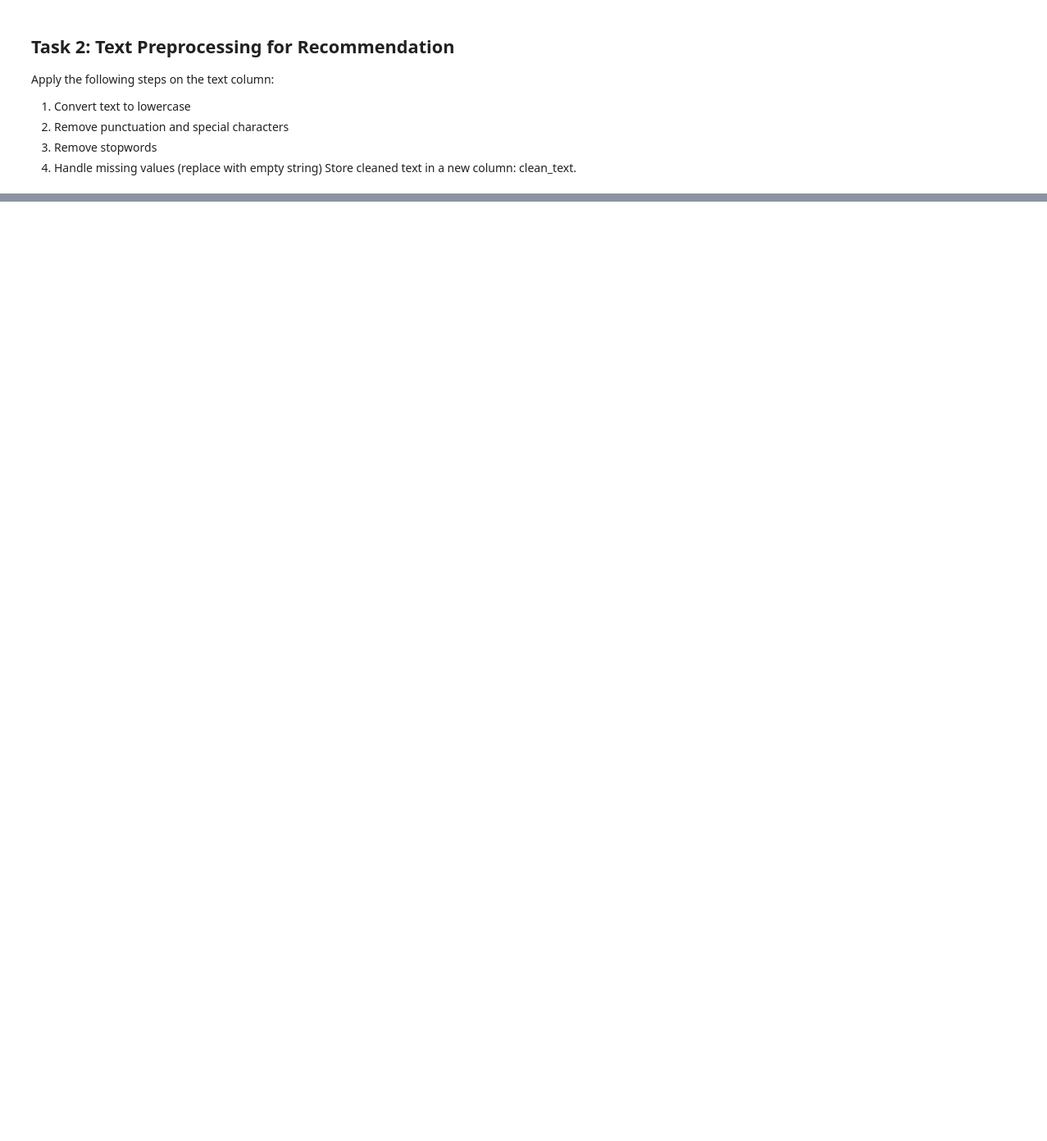
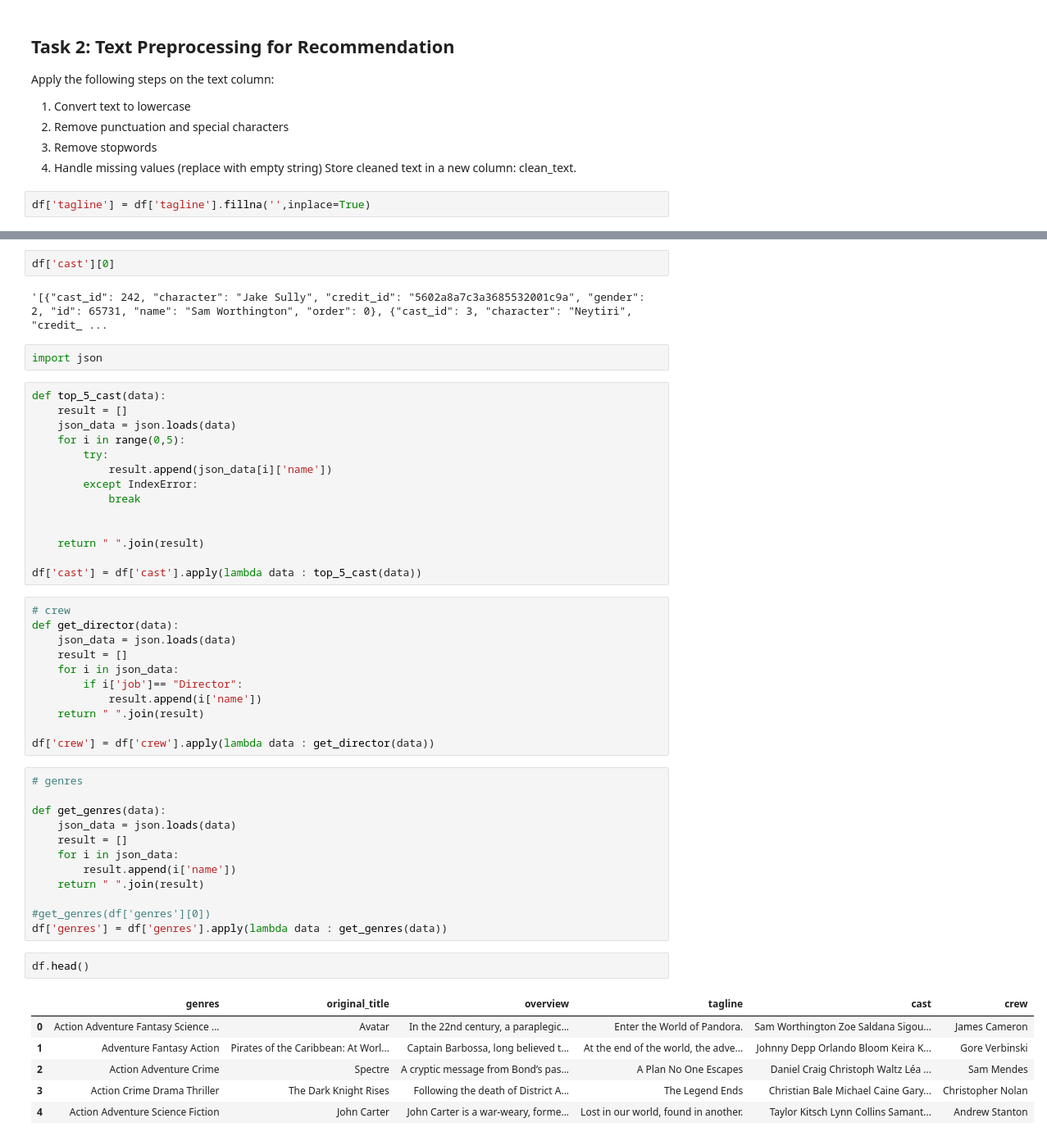
Before and after one commit to Komalgore57/Assignment20, a Jupyter notebook: Assignment20.ipynb, the cells around one changed output, grey strips where cells are left out. Shown at 82% size. Drawn from its saved outputs; the diff is of its cells as text; blank space fills up the shorter version.

```diff
--- a/Assignment20.ipynb
+++ b/Assignment20.ipynb
@@ -22,3 +170,5 @@ Apply the following steps on the text column:
 3. Remove stopwords
 4. Handle missing values (replace with empty string)
 Store cleaned text in a new column: clean_text.
+# %%
+df['tagline'] = df['tagline'].fillna('',inplace=True)
@@ -24,0 +183,52 @@ Store cleaned text in a new column: clean_text.
+# %%
+df['cast'][0]
+# %% [output]
+'[{"cast_id": 242, "character": "Jake Sully", "credit_id": "5602a8a7c3a3685532001c9a", "gender": 2, "id": 65731, "name": "Sam Worthington", "order": 0}, {"cast_id": 3, "character": "Neytiri", "credit_ ...
+# %%
+import json
+# %%
+def top_5_cast(data):
+    result = []
+    json_data = json.loads(data)
+    for i in range(0,5):
+        try:
+            result.append(json_data[i]['name'])
+        except IndexError:
+            break
+
+
+    return " ".join(result)
+
+df['cast'] = df['cast'].apply(lambda data : top_5_cast(data))
+# %%
+# crew
+def get_director(data):
+    json_data = json.loads(data)
+    result = []
+    for i in json_data:
+        if i['job']== "Director":
+            result.append(i['name'])
+    return " ".join(result)
+
+df['crew'] = df['crew'].apply(lambda data : get_director(data))
+# %%
+# genres
+
+def get_genres(data):
+    json_data = json.loads(data)
+    result = []
+    for i in json_data:
+        result.append(i['name'])
+    return " ".join(result)
+
+#get_genres(df['genres'][0])
+df['genres'] = df['genres'].apply(lambda data : get_genres(data))
+# %%
+df.head()
+# %% [output]
+|  | genres | original_title | overview | tagline | cast | crew |
+| 0 | Action Adventure Fantasy Science ... | Avatar | In the 22nd century, a paraplegic... | Enter the World of Pandora. | Sam Worthington Zoe Saldana Sigou... | James Cameron |
+| 1 | Adventure Fantasy Action | Pirates of the Caribbean: At Worl... | Captain Barbossa, long believed t... | At the end of the world, the adve... | Johnny Depp Orlando Bloom Keira K... | Gore Verbinski |
+| 2 | Action Adventure Crime | Spectre | A cryptic message from Bond’s pas... | A Plan No One Escapes | Daniel Craig Christoph Waltz Léa ... | Sam Mendes |
+| 3 | Action Crime Drama Thriller | The Dark Knight Rises | Following the death of District A... | The Legend Ends | Christian Bale Michael Caine Gary... | Christopher Nolan |
+| 4 | Action Adventure Science Fiction | John Carter | John Carter is a war-weary, forme... | Lost in our world, found in another. | Taylor Kitsch Lynn Collins Samant... | Andrew Stanton |
```
Also changed, not shown: parts of 18 cells of this notebook.
